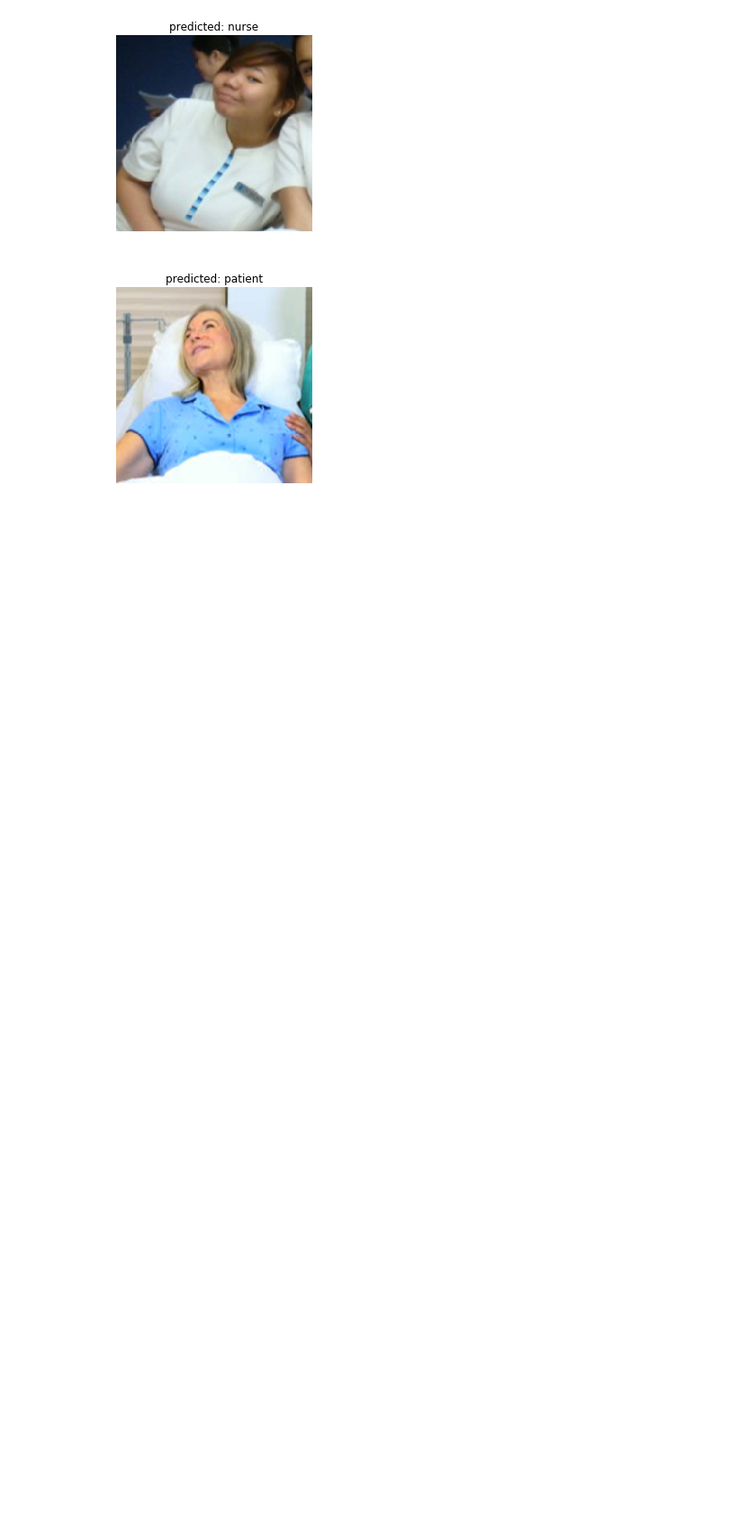
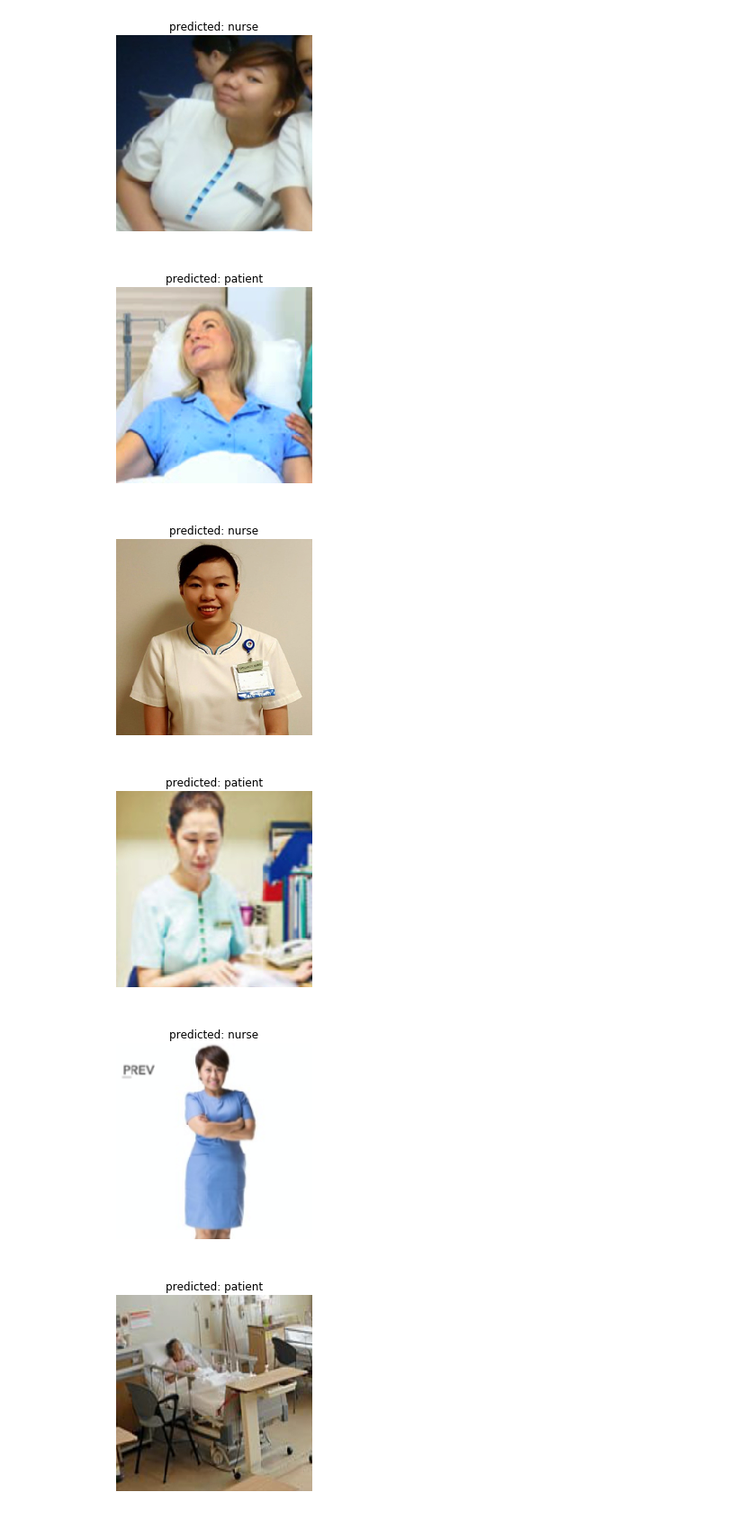
Before and after one commit to Oracle1983/Ai6-Challenge-2018, a Jupyter notebook: ID HCW_Transfer Learning V2.ipynb, the cells around one changed output. Shown at 90% size. Drawn from its saved outputs; the diff is of its cells as text; code cells hidden in the pictures; blank space fills up the shorter version.

```diff
--- a/ID HCW_Transfer Learning V2.ipynb
+++ b/ID HCW_Transfer Learning V2.ipynb
@@ -307,6 +336,7 @@ for param in model_conv.parameters():
 # Parameters of newly constructed modules have requires_grad=True by default
 num_ftrs = model_conv.fc.in_features
 model_conv.fc = nn.Linear(num_ftrs, 3)
+model_conv.load_state_dict(torch.load("HCW_wts"))
 print(model_conv.fc)
 
 if use_gpu:
@@ -383,3 +413,13 @@ plt.show()
 [figure]
 [figure]
 [figure]
+# %%
+# Test
+visualize_model(model_conv)
+plt.ioff()
+plt.show()
+# %% [output]
+[figure, added]
+[figure, added]
+[figure, added]
+[figure, added]
```
Also changed, not shown: parts of 16 cells of this notebook.
